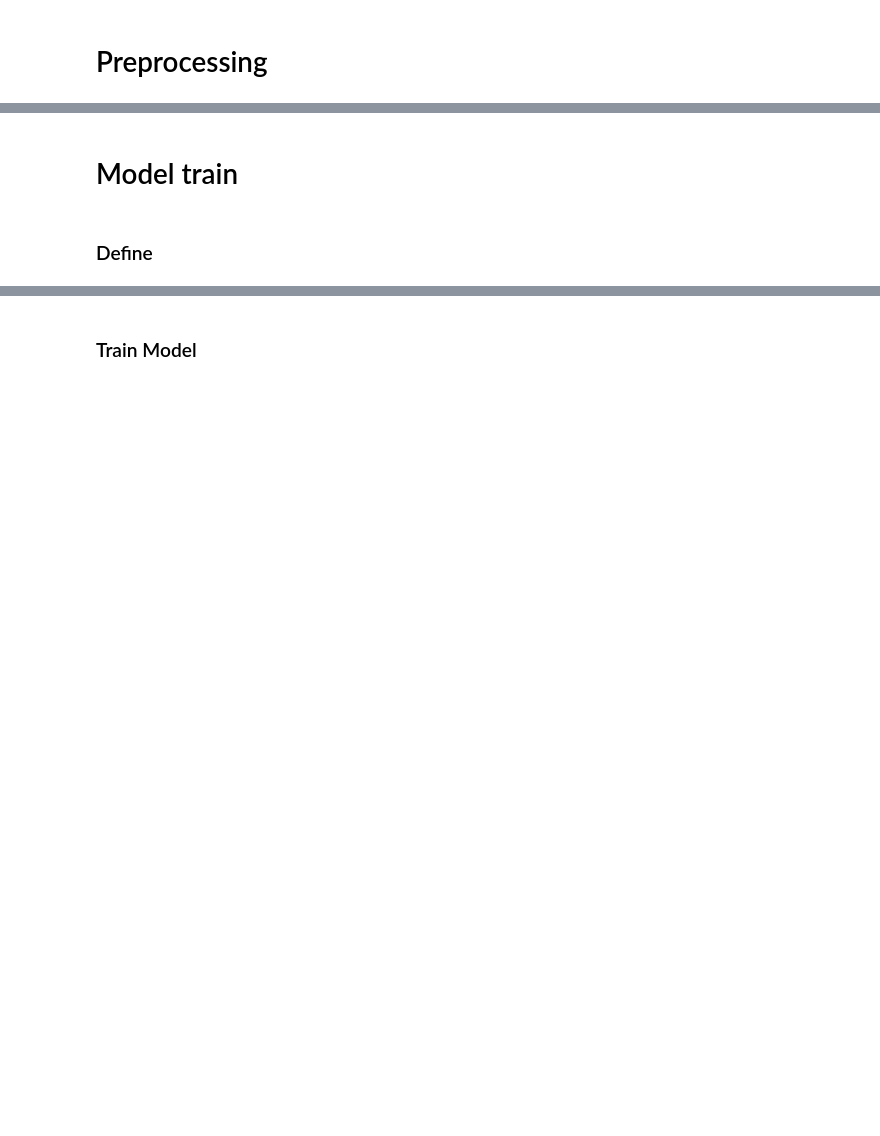
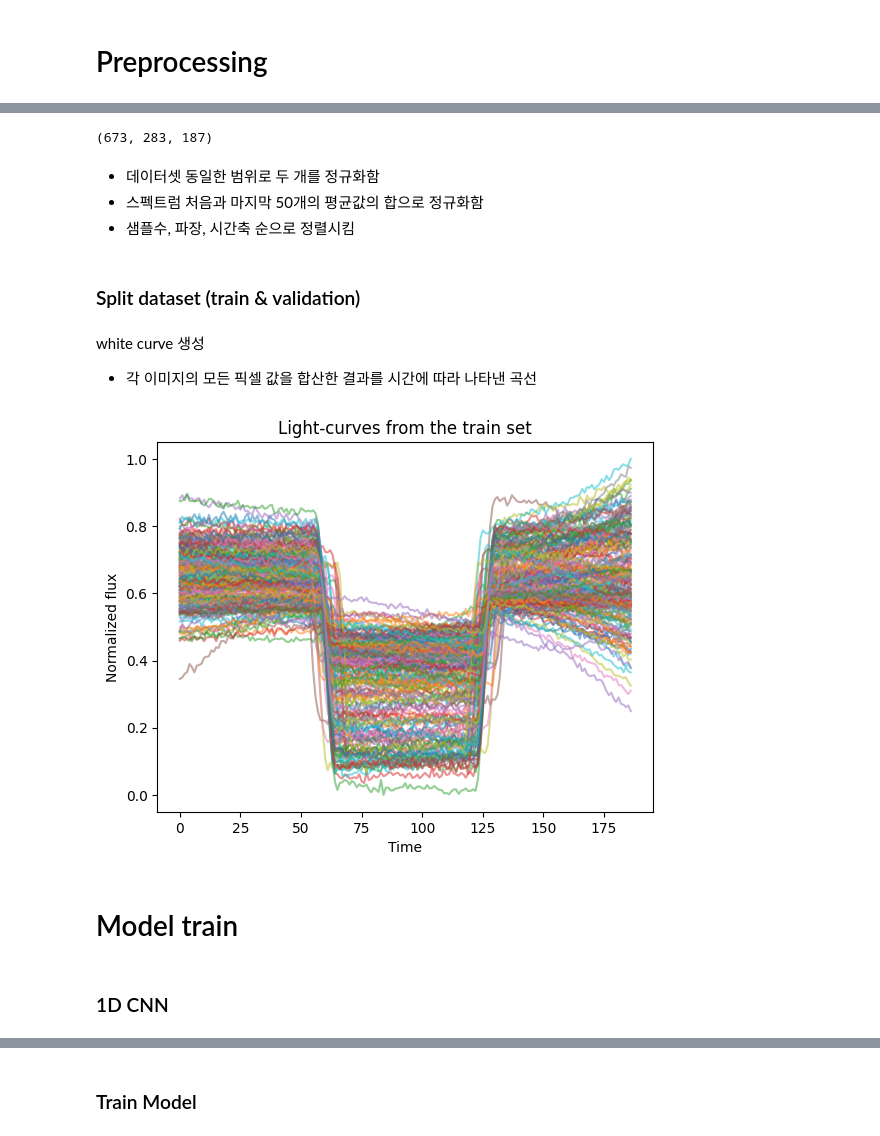
Before and after one commit to mummy-alive/Ariel2024, a Jupyter notebook: CNN1D.ipynb, the cells around one changed output, grey strips where cells are left out. Saved outputs shown, nothing was run; the diff lists cells and outputs as text; code cells hidden in the pictures; blank space fills up the shorter version.

```diff
--- a/CNN1D.ipynb
+++ b/CNN1D.ipynb
@@ -49,3 +49,7 @@ data_path = ''
+# %%
+model_path = ''
+data_path = '/kaggle/input/binned-dataset-v3/'
+auxiliary_folder = '/kaggle/input/ariel-data-challenge-2024/'
 # %%
 data_train = np.load(data_path + 'data_train.npy')
 data_train_FGS = np.load(data_path + 'data_train_FGS.npy')
@@ -57,2 +75,10 @@ data_train.shape, data_train_FGS.shape, data_test.shape, data_test_FGS.shape
 # %% [markdown]
 # Preprocessing
+# %%
+train_solution = np.loadtxt(f'{auxiliary_folder}/train_labels.csv', delimiter = ',', skiprows = 1)
+targets = train_solution[:, 1:]
+
+targets_mean = targets[:, 1:].mean(axis = 1)
+
+N = targets.shape[0]
+print(N)
@@ -58,0 +90,6 @@ data_train.shape, data_train_FGS.shape, data_test.shape, data_test_FGS.shape
+# %%
+signal_AIRS_diff_transposed_binned, signal_FGS_diff_transposed_binned = data_train, data_train_FGS
+FGS_column = signal_FGS_diff_transposed_binned.sum(axis=2)
+dataset_train = np.concatenate([signal_AIRS_diff_transposed_binned, FGS_column[:,:, np.newaxis, :]], axis =2)
+dataset_train = dataset_train.sum(axis=3)
+dataset_train.shape
@@ -58,0 +103,28 @@ data_train.shape, data_train_FGS.shape, data_test.shape, data_test_FGS.shape
+# %%
+def create_dataset_norm(dataset1, dataset2):
+    dataset_norm1 = np.zeros(dataset1.shape)
+    dataset_norm2 = np.zeros(dataset1.shape)
+    dataset_min = dataset1.min()
+    dataset_max = dataset1.max()
+    dataset_norm1 = (dataset1 - dataset_min) / (dataset_max - dataset_min)
+    dataset_norm2 = (dataset2 - dataset_min) / (dataset_max - data_path)
+    return dataset_norm1, dataset_norm2
+
+def norm_star_spectrum(signal):
+    img_star = signal[:,:50].mean(axis=1) + signal[:, -50:].mean(axis=1)
+    return signal/img_star[:, np.newaxis, :]
+
+dataset_norm = norm_star_spectrum(dataset_train)
+dataset_norm = np.transpose(dataset_norm, (0,2,1))
+dataset_norm.shape
+# %% [output]
+(673, 283, 187)
+# %% [markdown]
+- 데이터셋 동일한 범위로 두 개를 정규화함
+- 스펙트럼 처음과 마지막 50개의 평균값의 합으로 정규화함
+- 샘플수, 파장, 시간축 순으로 정렬시킴
+# %% [markdown]
+### Split dataset (train & validation)
+# %% [markdown]
+white curve 생성
+- 각 이미지의 모든 픽셀 값을 합산한 결과를 시간에 따라 나타낸 곡선
@@ -59,7 +178,17 @@ data_train.shape, data_train_FGS.shape, data_test.shape, data_test_FGS.shape
+# %%
+plt.figure()
+for i in range(200):
+    plt.plot(train_wc[-i], '-', alpha=0.5)
+plt.title('Light-curves from the train set')
+plt.xlabel('Time')
+plt.ylabel('Normalized flux')
+plt.show()
+# %% [output]
+[figure, added]
 # %% [markdown]
 # Model train
-# %% [markdown]
-### Define
+# %% [markdown]
+### 1D CNN
 # %%
 input_wc = Input((187,1))
 x = Conv1D(32, 3, activation='relu')(input_wc)
```
Also changed, not shown: parts of 20 cells of this notebook.
